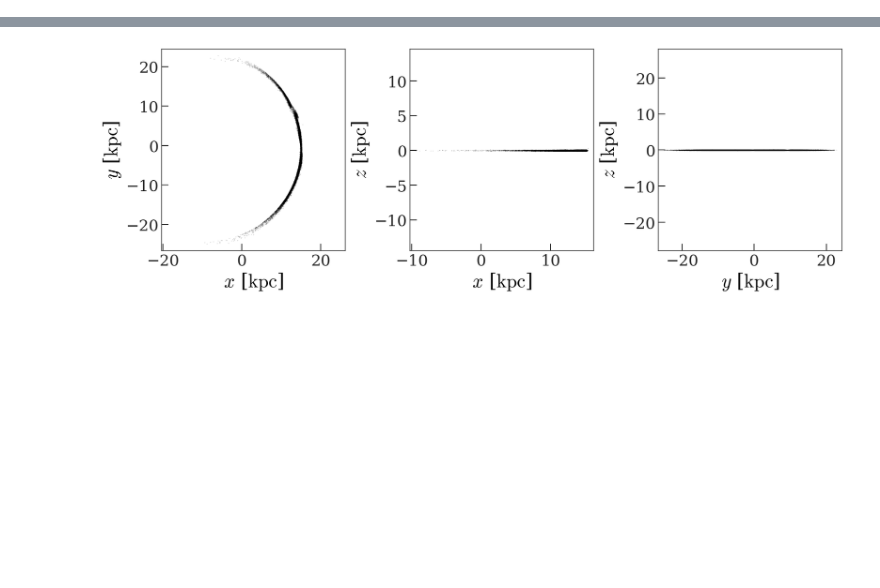
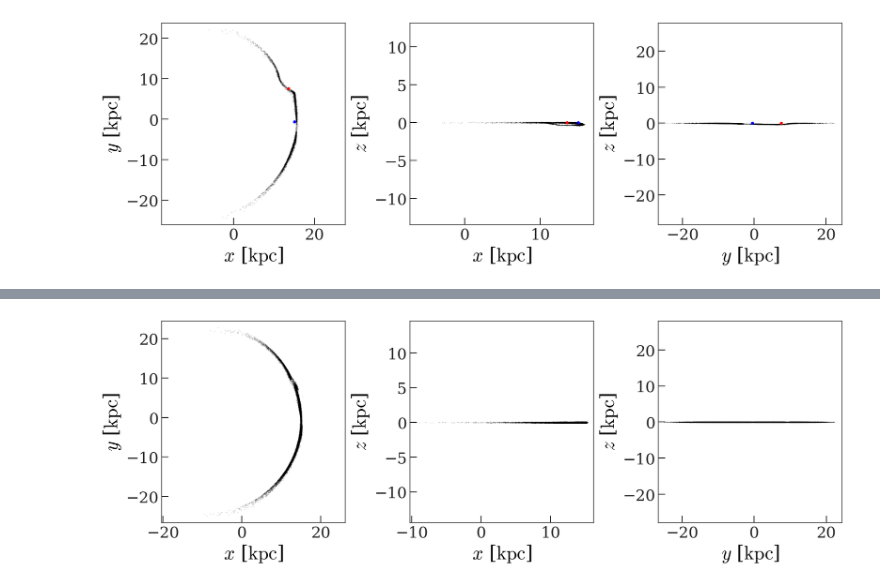
Before and after one commit to adrn/dark-sectors-mw, a Jupyter notebook: notebooks/Stream-gap-sim.ipynb, the cells around one changed output, grey strips where cells are left out. Saved outputs shown, nothing was run; the diff lists cells and outputs as text; code cells hidden in the pictures; blank space fills up the shorter version.

```diff
--- a/notebooks/Stream-gap-sim.ipynb
+++ b/notebooks/Stream-gap-sim.ipynb
@@ -57,16 +113,21 @@ impact_site.plot(color="r", axes=fig.axes, autolim=False, zorder=100);
 # %%
-M_subhalo = 5e6 * u.Msun
-c_subhalo = 1.005 * u.kpc * (M_subhalo / (1e8 * u.Msun)) ** 0.5 / 3.0  # 1-sigma denser
+M_subhalo = 1e8 * u.Msun
+c_subhalo = 1.005 * u.kpc * (M_subhalo / (1e8 * u.Msun)) ** 0.5 / 2.0  # 1-sigma denser
 impact_v = 50 * u.pc/u.Myr
 impact_b = c_subhalo
 
-stream_after_impact, unpert_stream_post, w_impact_end = sim.run_perturbed_stream(
+rng = np.random.default_rng(42)
+dxdv = (rng.normal(size=3), rng.normal(size=3))
+dx = dxdv[0] / np.linalg.norm(dxdv[0]) * impact_b
+dv = dxdv[1] / np.linalg.norm(dxdv[1]) * impact_v
+
+MAGIC = 32
+stream_after_impact, unpert_stream_post, prog_end = sim.run_perturbed_stream(
     impact_site_w=impact_site,
-    subhalo_impact_dw=gd.PhaseSpacePosition(
-        [1., 0, 0] * impact_b,
-        [0, 0, 1.] * impact_v
+    subhalo_impact_dw=gd.PhaseSpacePosition(dx, dv),
+    subhalo_potential=gp.HernquistPotential(
+        m=M_subhalo, c=c_subhalo, units=galactic
     ),
-    subhalo_potential=gp.HernquistPotential(m=M_subhalo, c=c_subhalo, units=galactic),
-    t_buffer_impact=np.round((32 * impact_b / impact_v).to(u.Myr)),
-    impact_dt=np.round((c_subhalo / impact_v / 32).to(u.Myr), decimals=2),
+    t_buffer_impact=np.round((MAGIC * c_subhalo / impact_v).to(u.Myr)),
+    impact_dt=np.round((c_subhalo / impact_v / MAGIC).to(u.Myr), decimals=2),
 )
@@ -76,0 +134,7 @@ stream_after_impact.plot(**stream_style);
+# %%
+stream_style = dict(marker="o", ms=1.0, ls="none", alpha=0.2, plot_function=plt.plot)
+fig = stream_after_impact.plot(**stream_style)
+impact_site.plot(color="r", axes=fig.axes, autolim=False, zorder=100);
+prog_end.plot(color="b", axes=fig.axes, autolim=False, zorder=100);
+# %% [output]
+[figure, added]
```
Also changed, not shown: parts of 14 cells of this notebook, 2 other files.
